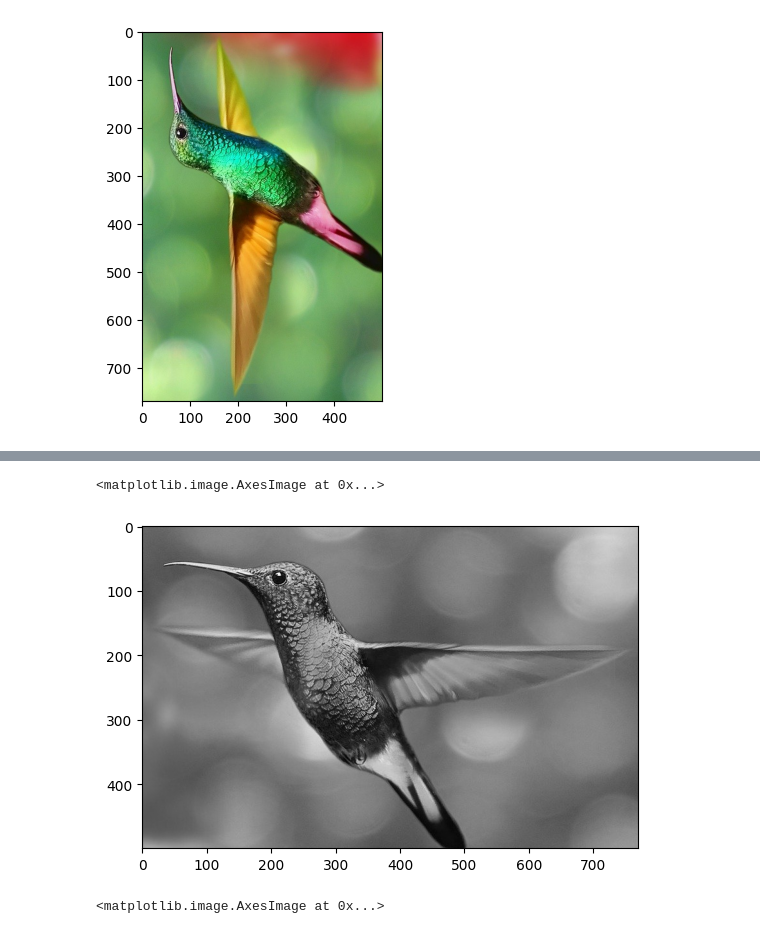
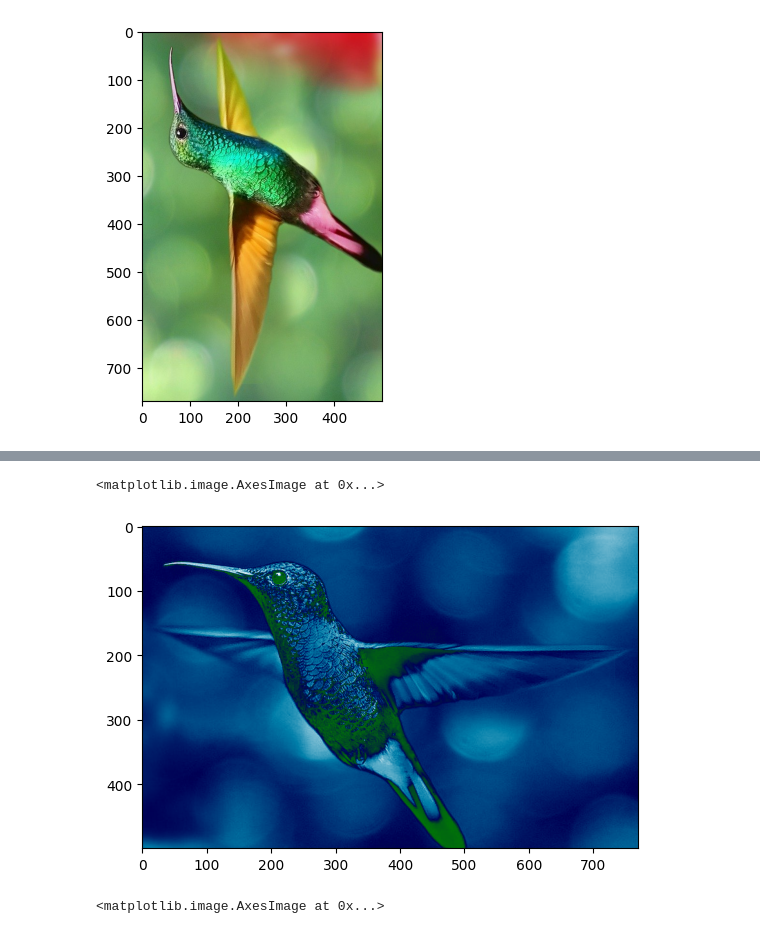
Before and after one commit to danielescobars9/FundamentosDeProgramacion, a Jupyter notebook: 13 - Ejemplos NumPy.ipynb, the cells around one changed output, grey strips where cells are left out. Drawn from its saved outputs; the diff is of its cells as text; code cells hidden in the pictures.

```diff
--- a/13 - Ejemplos NumPy.ipynb
+++ b/13 - Ejemplos NumPy.ipynb
@@ -74,8 +90,8 @@ plt.imshow(np.transpose(colibri, (1, 0, 2)))
 # %%
-plt.imshow(np.mean(colibri, axis=2), cmap="gray")
+plt.imshow(np.mean(colibri, axis=2), cmap="ocean")
 # %% [output]
 <matplotlib.image.AxesImage at 0x...>
-[figure, old version]
+[figure, new version]
 # %%
 plt.imshow(colibri[..., 1], cmap="gray")
 # %% [output]
```
Also changed, not shown: parts of 6 cells of this notebook, 23 other files.
